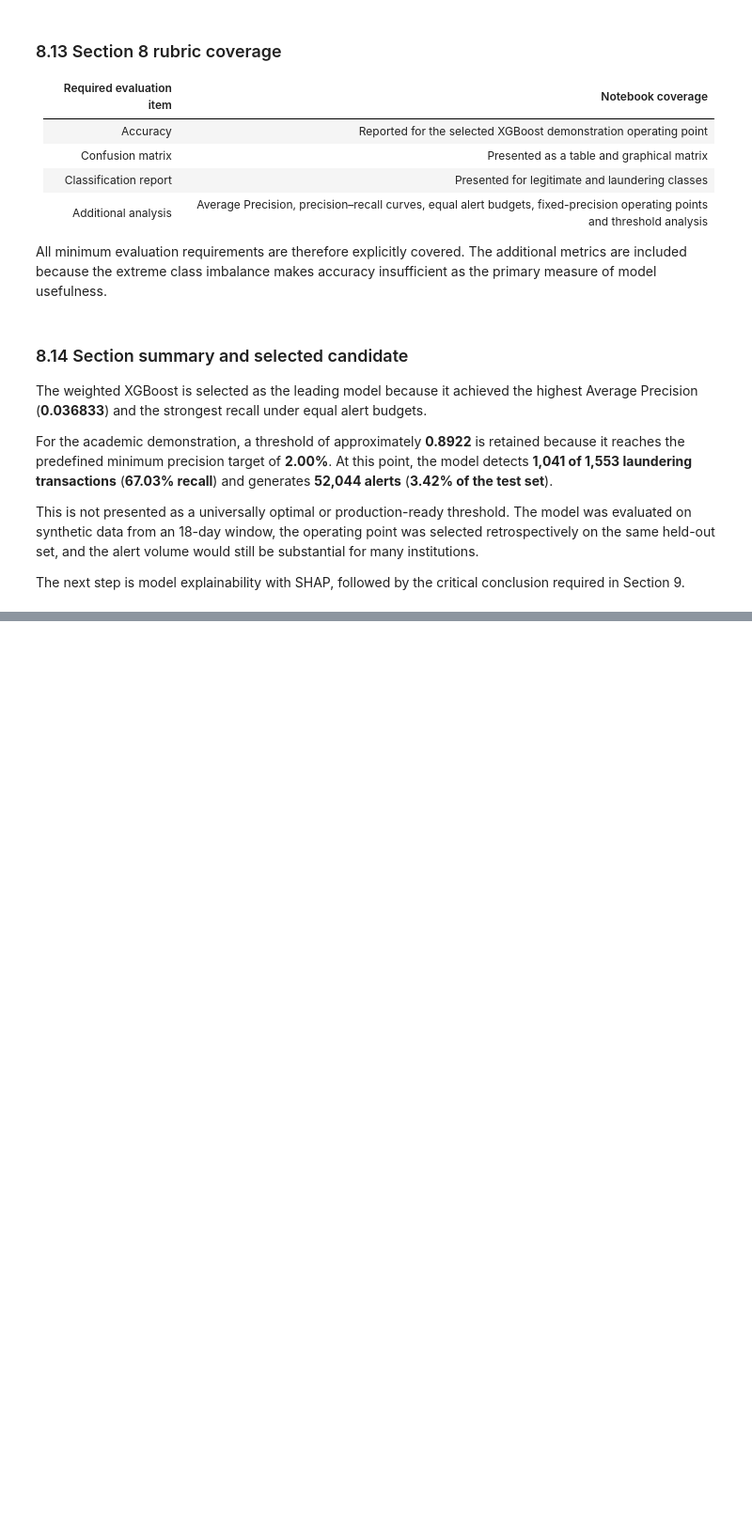
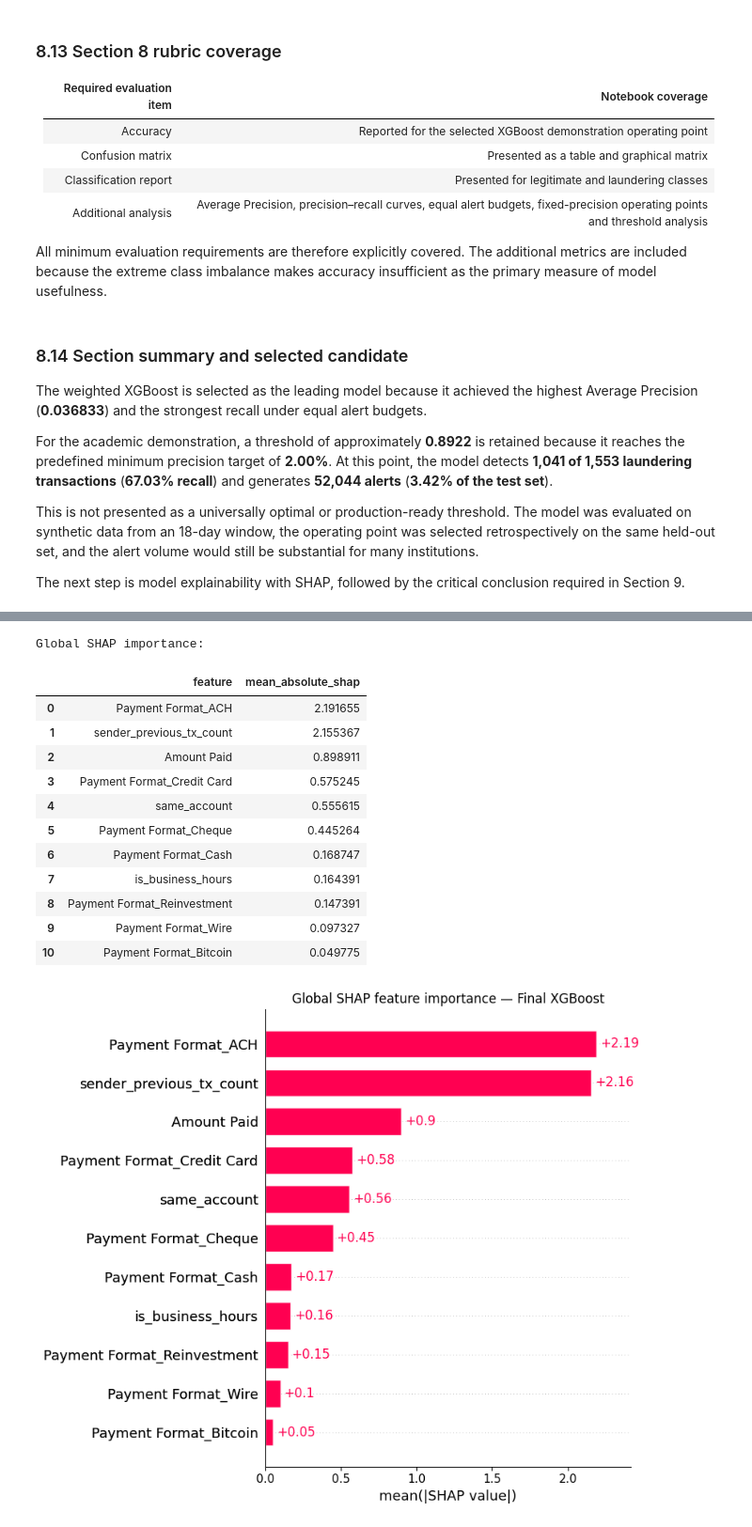
Before and after one commit to caiobernardinelli/amlguard, a Jupyter notebook: notebooks/01_aml_pipeline.ipynb, the cells around one changed output, grey strips where cells are left out. Shown at 94% size. Drawn from its saved outputs; the diff is of its cells as text; code cells hidden in the pictures; blank space fills up the shorter version.

```diff
--- a/notebooks/01_aml_pipeline.ipynb
+++ b/notebooks/01_aml_pipeline.ipynb
@@ -2929,0 +3303,50 @@ This section should be completed only after the SHAP analysis so that model beha
+# %%
+global_shap_importance = (
+    pd.DataFrame(
+        {
+            "feature": clean_feature_names,
+            "mean_absolute_shap": np.abs(
+                global_shap_explanation.values
+            ).mean(axis=0),
+        }
+    )
+    .sort_values(
+        "mean_absolute_shap",
+        ascending=False,
+    )
+    .reset_index(drop=True)
+)
+
+print("Global SHAP importance:")
+with pd.option_context(
+    "display.float_format",
+    "{:.6f}".format,
+):
+    display(global_shap_importance)
+
+shap.plots.bar(
+    global_shap_explanation,
+    max_display=15,
+    show=False,
+)
+
+plt.title(
+    "Global SHAP feature importance — Final XGBoost"
+)
+plt.tight_layout()
+plt.show()
+# %% [output]
+Global SHAP importance:
+|  | feature | mean_absolute_shap |
+| 0 | Payment Format_ACH | 2.191655 |
+| 1 | sender_previous_tx_count | 2.155367 |
+| 2 | Amount Paid | 0.898911 |
+| 3 | Payment Format_Credit Card | 0.575245 |
+| 4 | same_account | 0.555615 |
+| 5 | Payment Format_Cheque | 0.445264 |
+| 6 | Payment Format_Cash | 0.168747 |
+| 7 | is_business_hours | 0.164391 |
+| 8 | Payment Format_Reinvestment | 0.147391 |
+| 9 | Payment Format_Wire | 0.097327 |
+| 10 | Payment Format_Bitcoin | 0.049775 |
+[figure, added]
```
Also changed, not shown: parts of 39 cells of this notebook, 6 other files.
